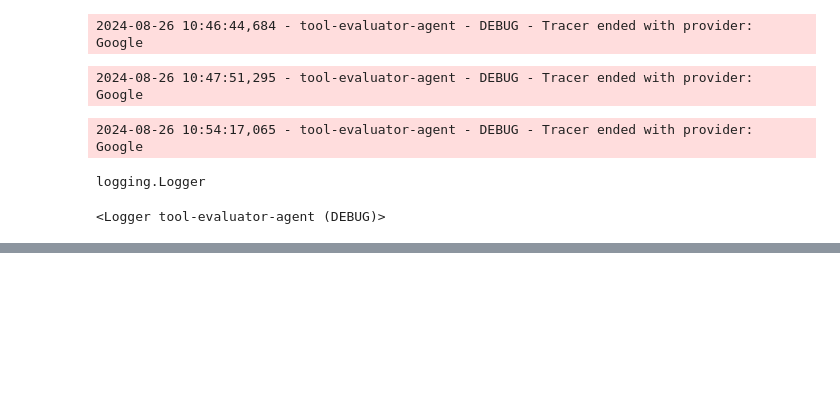
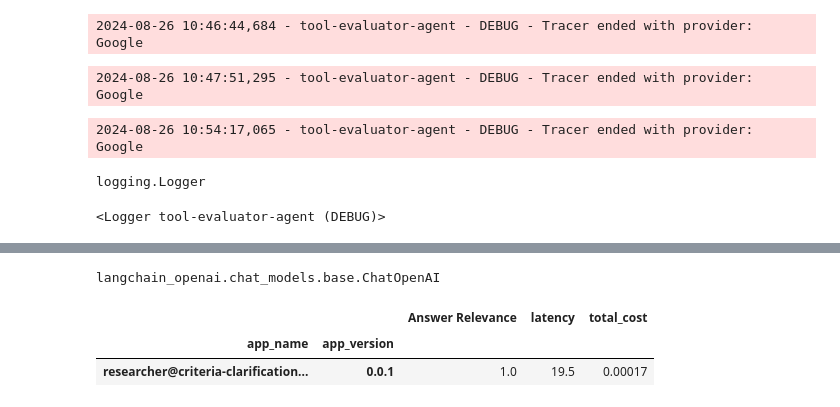
Before and after one commit to aolchik/llm-agent, a Jupyter notebook: canvas.ipynb, the cells around one changed output, grey strips where cells are left out. Cells and saved outputs as stored; diff of their text form; code cells hidden in the pictures; blank space fills up the shorter version.

Commit message:
chore: adds trulens

```diff
--- a/canvas.ipynb
+++ b/canvas.ipynb
@@ -248,0 +276,3 @@ print(logger)
+# %%
+
+crew = factory.crew(agents=[factory.researcher()], tasks=[factory.criteria_clarification_task()])
@@ -248,0 +316,34 @@ print(logger)
+# %%
+import numpy as np
+from trulens.core import Feedback
+from trulens.providers.openai import OpenAI
+
+# Initialize provider class
+provider = OpenAI()
+
+# select context to be used in feedback. the location of context is app specific.
+# context = TruChain.select_context(rag_chain)
+
+# Define a groundedness feedback function
+# f_groundedness = (
+#     Feedback(
+#         provider.groundedness_measure_with_cot_reasons, name="Groundedness"
+#     )
+#     .on(context.collect())  # collect context chunks into a list
+#     .on_output()
+# )
+
+# Question/answer relevance between overall question and answer.
+f_answer_relevance = Feedback(
+     provider.relevance_with_cot_reasons, name="Answer Relevance"
+).on_input_output()
+
+# Context relevance between question and each context chunk.
+# f_context_relevance = (
+#     Feedback(
+#         provider.context_relevance_with_cot_reasons, name="Context Relevance"
+#     )
+#     .on_input()
+#     .on(context)
+#     .aggregate(np.mean)
+# )
@@ -248,0 +353,6 @@ print(logger)
+# %%
+from trulens.apps.langchain import TruChain
+true_app = TruChain(crew.agents[0],
+                    app_name=f"researcher@criteria-clarification-task",
+                    app_version="0.0.1",
+                    feedbacks=[f_answer_relevance])
@@ -248,0 +494,10 @@ print(logger)
+# %%
+type(crew.agents[0].llm)
+# %% [output]
+langchain_openai.chat_models.base.ChatOpenAI
+# %%
+session.get_leaderboard(app_ids=[true_app.app_id])
+# %% [output]
+|  |  | Answer Relevance | latency | total_cost |
+| app_name | app_version |  |  |  |
+| researcher@criteria-clarification... | 0.0.1 | 1.0 | 19.5 | 0.00017 |
```
Also changed, not shown: parts of 17 cells of this notebook, 3 other files.
